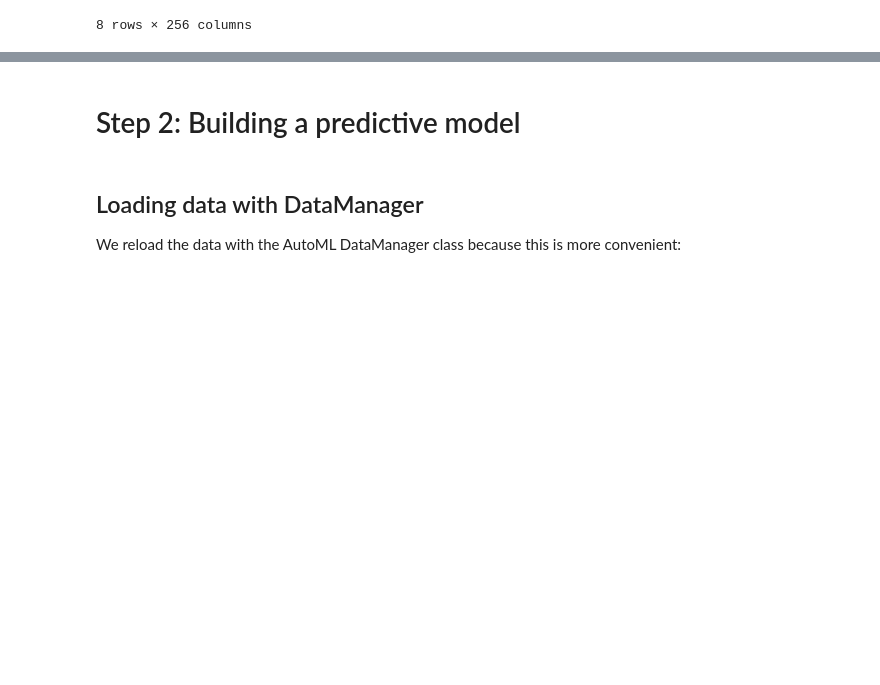
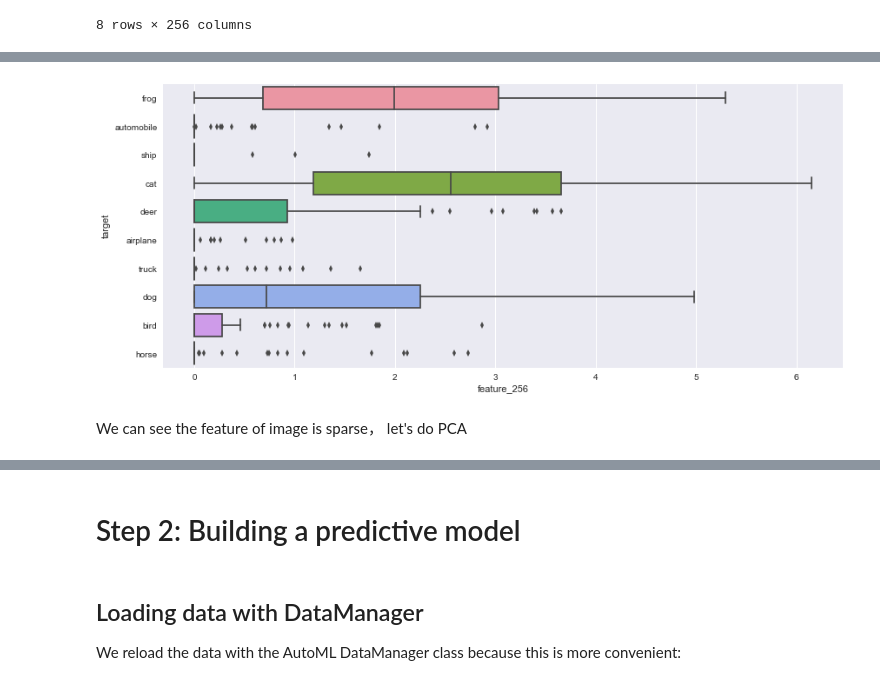
Before and after one commit to Shiro-LK/VISION_project, a Jupyter notebook: Starting_kit/README.ipynb, the cells around one changed output, grey strips where cells are left out. Saved outputs shown, nothing was run; the diff lists cells and outputs as text; code cells hidden in the pictures; blank space fills up the shorter version.

```diff
--- a/Starting_kit/README.ipynb
+++ b/Starting_kit/README.ipynb
@@ -87,0 +100,8 @@ data.describe()
+# %%
+var = 'feature_256'
+f, ax = plt.subplots(figsize=(14, 6))
+fig = sns.boxplot(x=var, y='target', data=data)
+# %% [output]
+[figure, added]
+# %% [markdown]
+We can see the feature of image is sparse， let's do PCA
```
Also changed, not shown: parts of 29 cells of this notebook.
